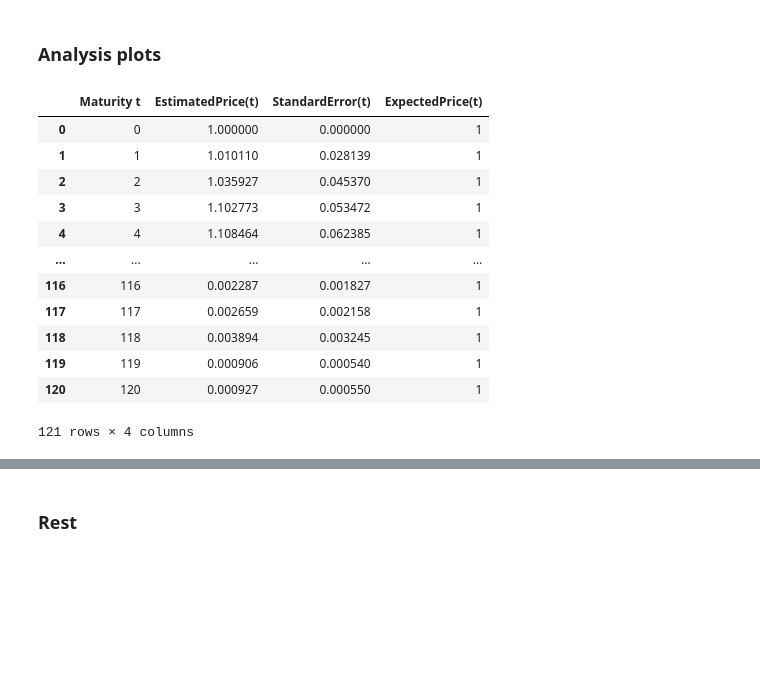
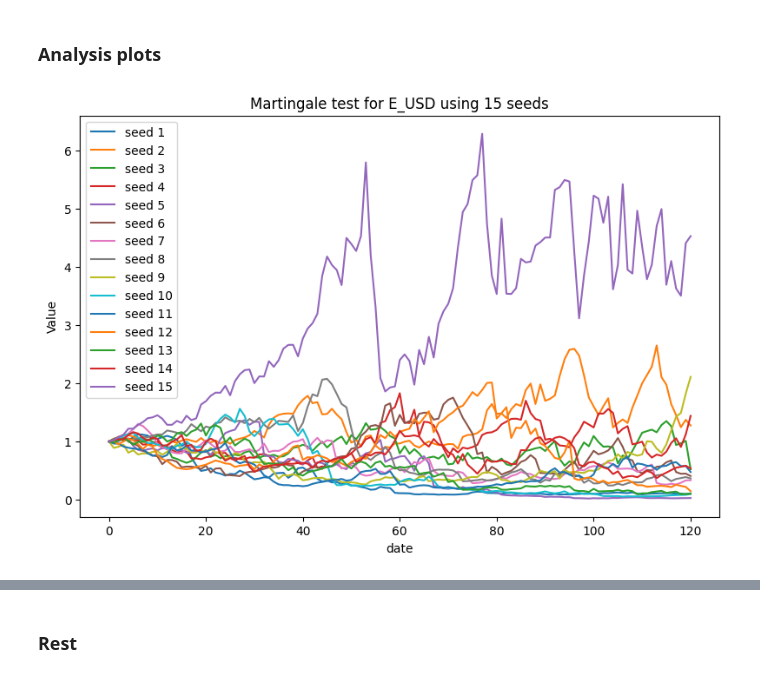
Before and after one commit to dmitrii12335/Martingale_test_project, a Jupyter notebook: Untitled.ipynb, the cells around one changed output, grey strips where cells are left out. Cells and saved outputs as stored; diff of their text form; code cells hidden in the pictures; blank space fills up the shorter version.

```diff
--- a/Untitled.ipynb
+++ b/Untitled.ipynb
@@ -240,16 +299,20 @@ df3 = pd.read_csv('E:/ScenarioGenerator/Output/Martingale Test/RiskyGenericBondP
+# %%
+def plot_g(df):
+    seeds = df['Seed_num'].unique()
+
+    temp = df[df['Seed_num'] == 1]
+    x = temp['Maturity t']
+
+    fig, ax = plt.subplots()
+    for i in seeds:
+        sns.lineplot(x = x, y = df[df['Seed_num'] == i]['EstimatedPrice(t)'].values, label = 'seed '+ str(i))
+    plt.xlabel('date')
+    plt.ylabel('Value')
+    fig.set_figheight(6)
+    fig.set_figwidth(9.5)
+    plt.title('Martingale test for {} using {} seeds'.format(df.name, len(seeds)))
+    plt.show()
 # %%
-df1
+plot_g(df_marting_tests[0])
 # %% [output]
-|  | Maturity t | EstimatedPrice(t) | StandardError(t) | ExpectedPrice(t) |
-| 0 | 0 | 1.000000 | 0.000000 | 1 |
-| 1 | 1 | 1.010110 | 0.028139 | 1 |
-| 2 | 2 | 1.035927 | 0.045370 | 1 |
-| 3 | 3 | 1.102773 | 0.053472 | 1 |
-| 4 | 4 | 1.108464 | 0.062385 | 1 |
-| ... | ... | ... | ... | ... |
-| 116 | 116 | 0.002287 | 0.001827 | 1 |
-| 117 | 117 | 0.002659 | 0.002158 | 1 |
-| 118 | 118 | 0.003894 | 0.003245 | 1 |
-| 119 | 119 | 0.000906 | 0.000540 | 1 |
-| 120 | 120 | 0.000927 | 0.000550 | 1 |
-121 rows × 4 columns
+[figure, added]
```
Also changed, not shown: parts of 28 cells of this notebook.
